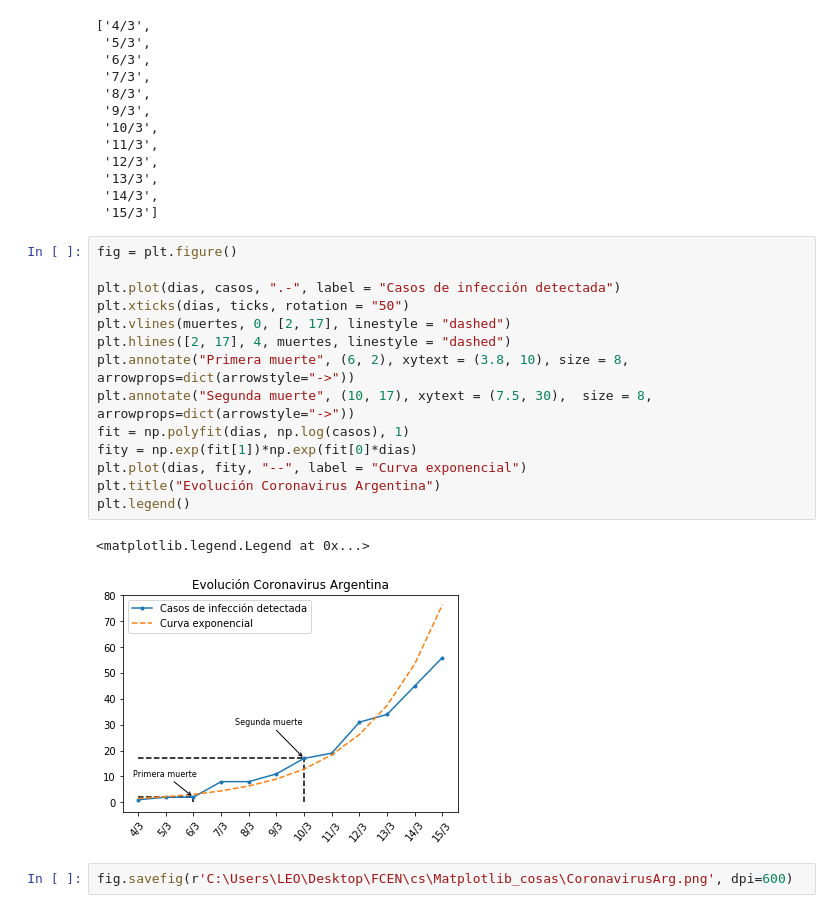
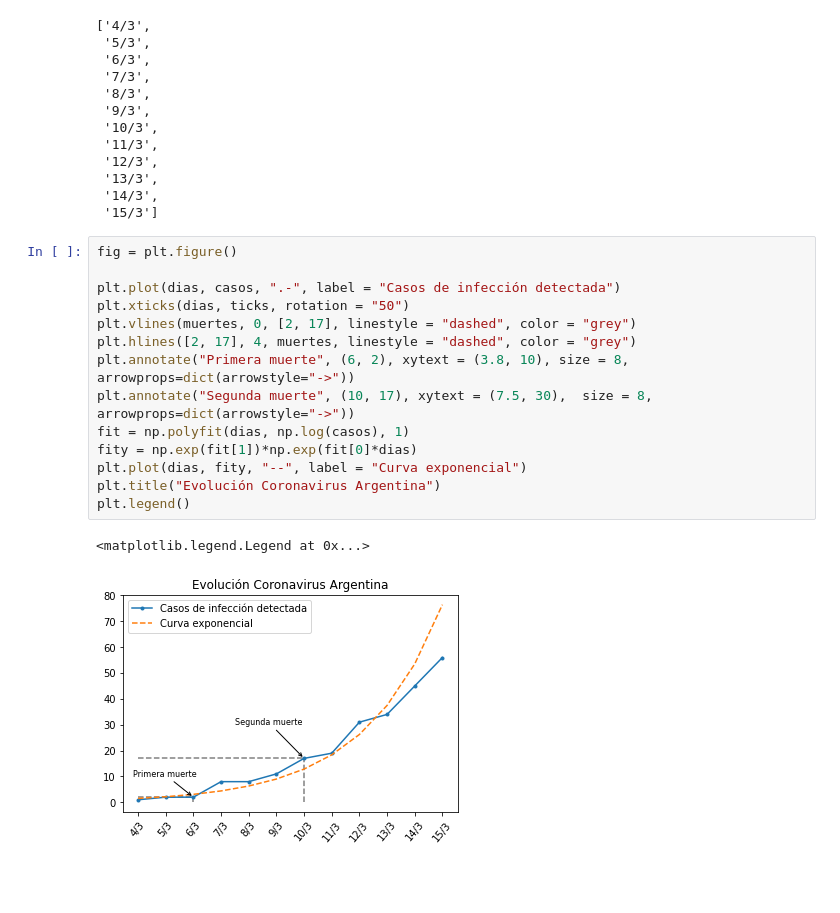
Before and after one commit to LeoMansini/Practica-matplotlib, a Jupyter notebook: CoronavirusArg.ipynb, the cells around one changed output. Drawn from its saved outputs; the diff is of its cells as text; blank space fills up the shorter version.

```diff
--- a/CoronavirusArg.ipynb
+++ b/CoronavirusArg.ipynb
@@ -34,19 +35,17 @@ ticks
 # %%
 fig = plt.figure()
 
 plt.plot(dias, casos, ".-", label = "Casos de infección detectada")
 plt.xticks(dias, ticks, rotation = "50")
-plt.vlines(muertes, 0, [2, 17], linestyle = "dashed")
-plt.hlines([2, 17], 4, muertes, linestyle = "dashed")
+plt.vlines(muertes, 0, [2, 17], linestyle = "dashed", color = "grey")
+plt.hlines([2, 17], 4, muertes, linestyle = "dashed", color = "grey")
 plt.annotate("Primera muerte", (6, 2), xytext = (3.8, 10), size = 8, arrowprops=dict(arrowstyle="->"))
 plt.annotate("Segunda muerte", (10, 17), xytext = (7.5, 30),  size = 8, arrowprops=dict(arrowstyle="->"))
 fit = np.polyfit(dias, np.log(casos), 1)
 fity = np.exp(fit[1])*np.exp(fit[0]*dias)
 plt.plot(dias, fity, "--", label = "Curva exponencial")
 plt.title("Evolución Coronavirus Argentina")
 plt.legend()
 # %% [output]
 <matplotlib.legend.Legend at 0x...>
-[figure, old version]
+[figure, new version]
-# %%
-fig.savefig(r'C:\Users\LEO\Desktop\FCEN\cs\Matplotlib_cosas\CoronavirusArg.png', dpi=600)
```
Also changed, not shown: parts of 3 cells of this notebook, 2 other files.
